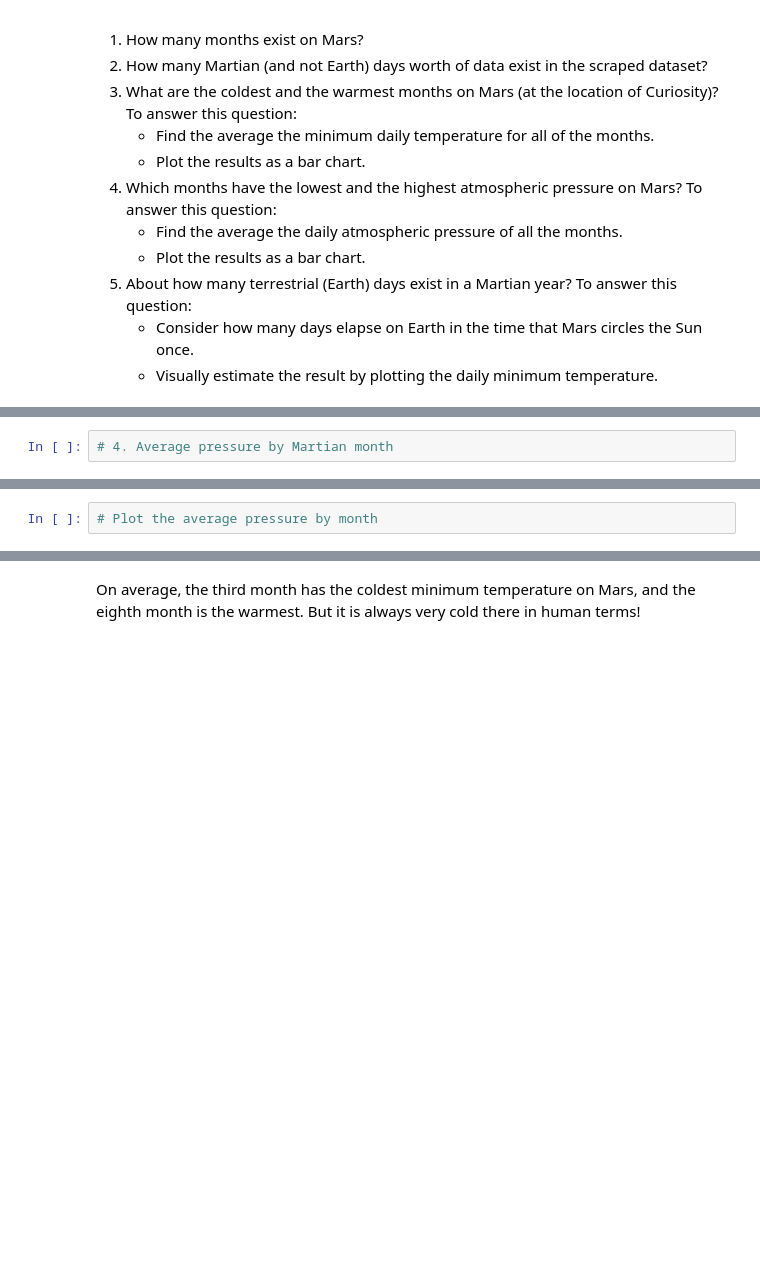
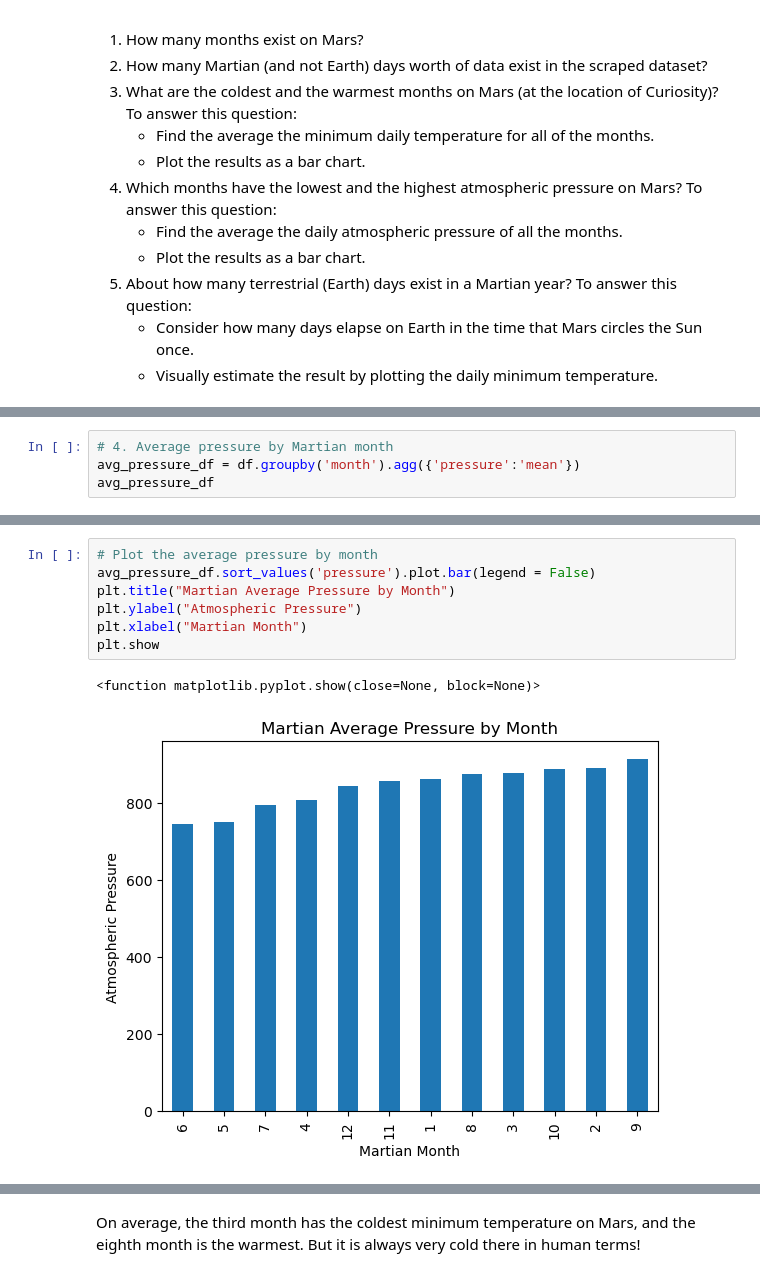
Before and after one commit to JLNoga/module-11-challenge, a Jupyter notebook: part_2_mars_weather.ipynb, the cells around one changed output, grey strips where cells are left out. Cells and saved outputs as stored; diff of their text form; blank space fills up the shorter version.

```diff
--- a/part_2_mars_weather.ipynb
+++ b/part_2_mars_weather.ipynb
@@ -199,2 +238,4 @@ Analyze your dataset by using Pandas functions to answer the following questions
 # %%
 # 4. Average pressure by Martian month
+avg_pressure_df = df.groupby('month').agg({'pressure':'mean'})
+avg_pressure_df
@@ -201,4 +257,12 @@ Analyze your dataset by using Pandas functions to answer the following questions
-# %%
-# Plot the average pressure by month
+# %%
+# Plot the average pressure by month
+avg_pressure_df.sort_values('pressure').plot.bar(legend = False)
+plt.title("Martian Average Pressure by Month")
+plt.ylabel("Atmospheric Pressure")
+plt.xlabel("Martian Month")
+plt.show
+# %% [output]
+<function matplotlib.pyplot.show(close=None, block=None)>
+[figure, added]
 # %%
 # 5. How many terrestrial (earth) days are there in a Martian year?
```
Also changed, not shown: parts of 10 cells of this notebook, 1 other file.
